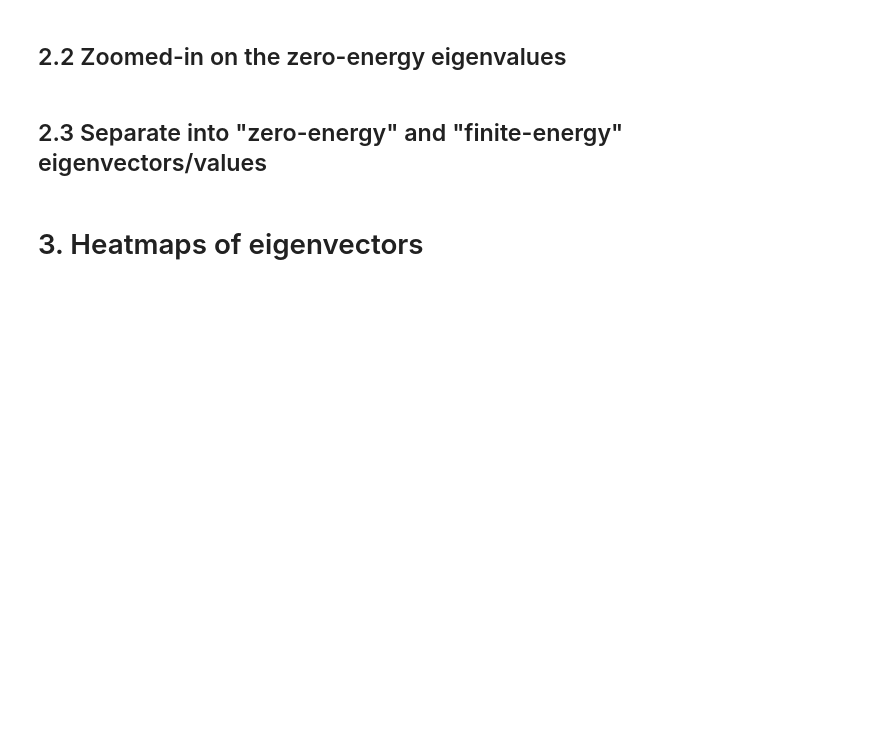
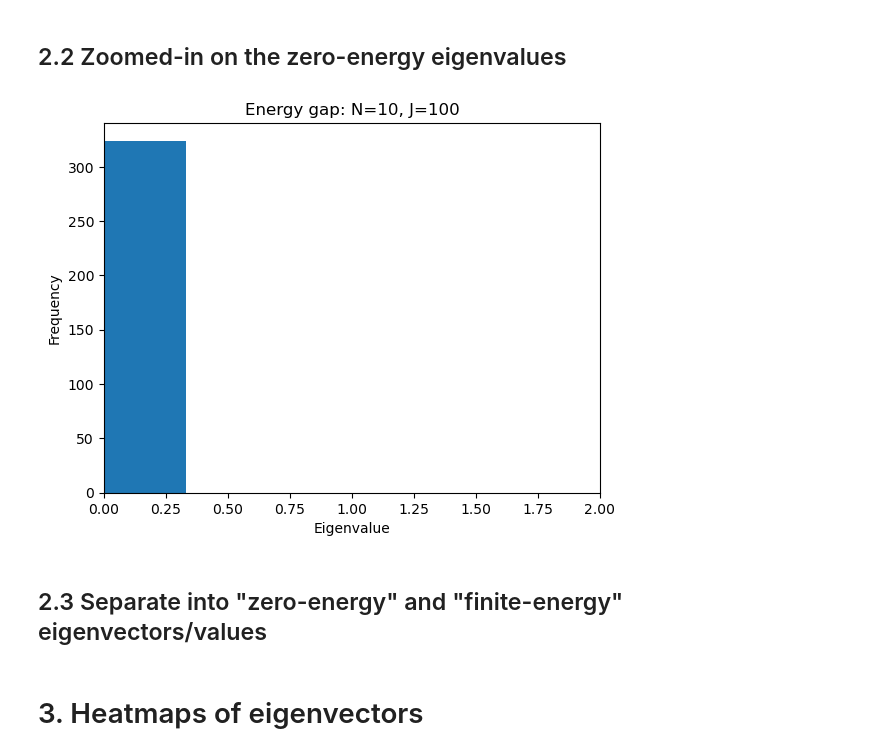
Before and after one commit to abdelabd/SYK, a Jupyter notebook: N2_SUSY_inspect_eigenvectors.ipynb, the cells around one changed output. Drawn from its saved outputs; the diff is of its cells as text; code cells hidden in the pictures; blank space fills up the shorter version.

```diff
--- a/N2_SUSY_inspect_eigenvectors.ipynb
+++ b/N2_SUSY_inspect_eigenvectors.ipynb
@@ -33,13 +33,13 @@ import itertools
 np.random.seed(0)
 
 # Physical constants
-N = 12 # number of fermions
+N = 10 # number of fermions
 J = 100 # ~"energy scale"
 Q_COUPLING = 3 # order of coupling, don't want to use the letter 'Q' because that denotes the supercharge
 N_DIM = 2**N # Hilbert space dimension <-- Important: Hilbert space dimension is now 2^N instead of 2^(N/2).
 
 # Computer stuff
-N_SAMPLES = 100 # number of samples to generate
+N_SAMPLES = 1000 # number of samples to generate
 N_JOBS = 20 # number of jobs to run in parallel
 EASY_DAGGER = True # whether to use the easy dagger function or the hard one
 CHECK_ALGEBRA = False # Whether we want to check algebra
@@ -216,14 +223,16 @@ plt.close()
 ## 2.2 Zoomed-in on the zero-energy eigenvalues
 # %%
 plt.figure()
-plt.hist(i_vals, bins=500)
-plt.xlim(0, 20)
+plt.hist(i_vals, bins=1000)
+plt.xlim(0, 2)
 plt.xlabel("Eigenvalue")
 plt.ylabel("Frequency")
 plt.title(f"Energy gap: N={N}, J={J}")
 plt.savefig(os.path.join(RESULT_DIR, f"N{N}_J{J}_gap.png"))
 plt.show()
 plt.close()
+# %% [output]
+[figure, added]
 # %% [markdown]
 ## 2.3 Separate into "zero-energy" and "finite-energy" eigenvectors/values
 # %%
```
Also changed, not shown: parts of 13 cells of this notebook.
